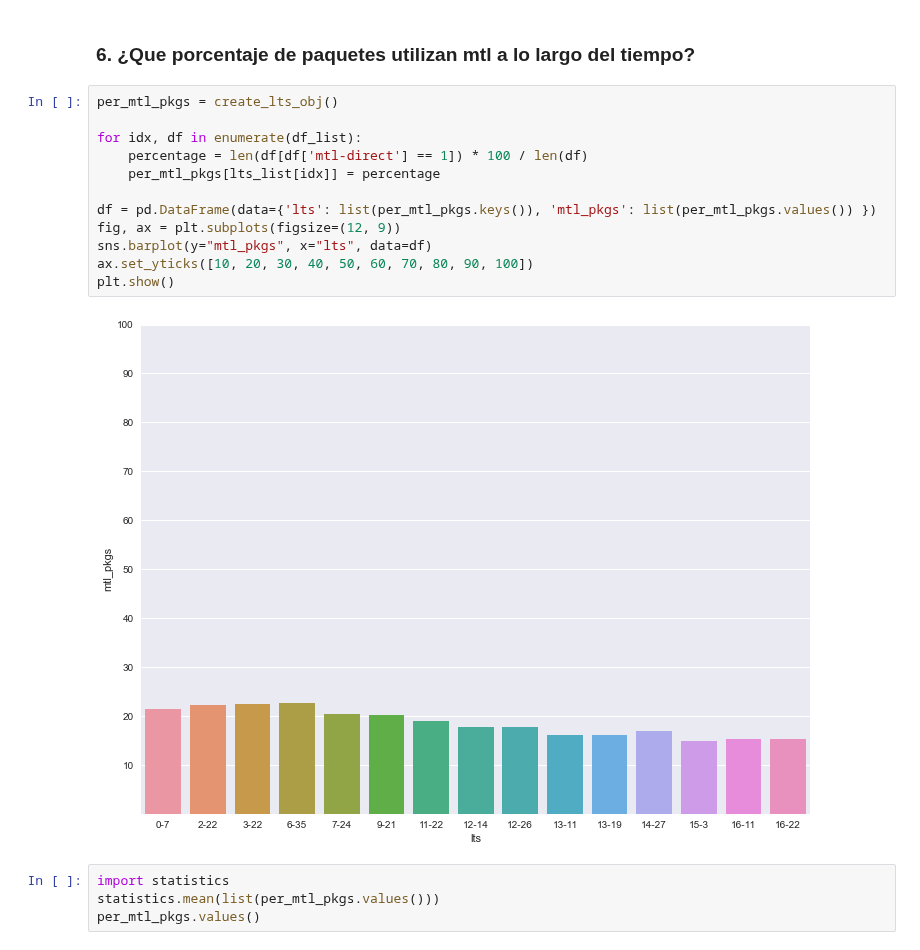
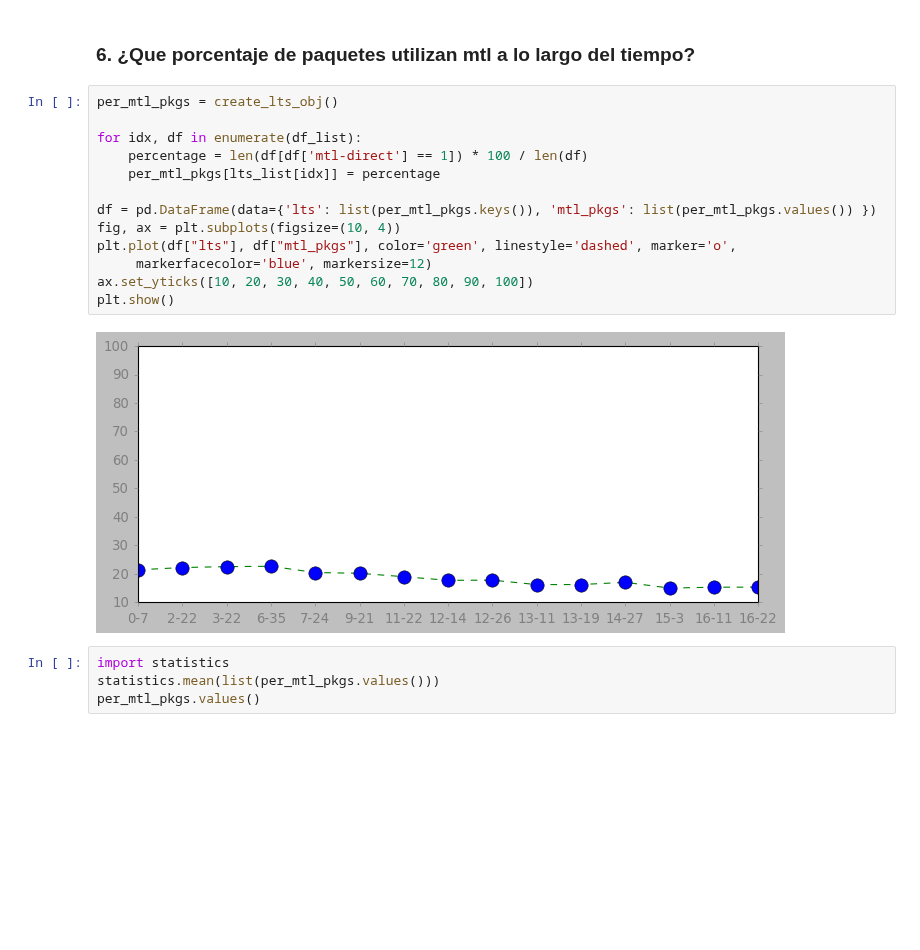
Before and after one commit to pragmaticslaboratory/stackage-evolution, a Jupyter notebook: notebooks/answers.ipynb, the cells around one changed output. Cells and saved outputs as stored; diff of their text form; blank space fills up the shorter version.

```diff
--- a/notebooks/answers.ipynb
+++ b/notebooks/answers.ipynb
@@ -328,17 +329,18 @@ plt.show()
 # %%
 per_mtl_pkgs = create_lts_obj()
 
 for idx, df in enumerate(df_list):
     percentage = len(df[df['mtl-direct'] == 1]) * 100 / len(df)
     per_mtl_pkgs[lts_list[idx]] = percentage
 
 df = pd.DataFrame(data={'lts': list(per_mtl_pkgs.keys()), 'mtl_pkgs': list(per_mtl_pkgs.values()) })
-fig, ax = plt.subplots(figsize=(12, 9))
-sns.barplot(y="mtl_pkgs", x="lts", data=df)
+fig, ax = plt.subplots(figsize=(10, 4))
+plt.plot(df["lts"], df["mtl_pkgs"], color='green', linestyle='dashed', marker='o',
+     markerfacecolor='blue', markersize=12)
 ax.set_yticks([10, 20, 30, 40, 50, 60, 70, 80, 90, 100])
 plt.show()
 # %% [output]
-[figure, old version]
+[figure, new version]
 # %%
 import statistics
 statistics.mean(list(per_mtl_pkgs.values()))
```
Also changed, not shown: parts of 8 cells of this notebook, 1 other file.
